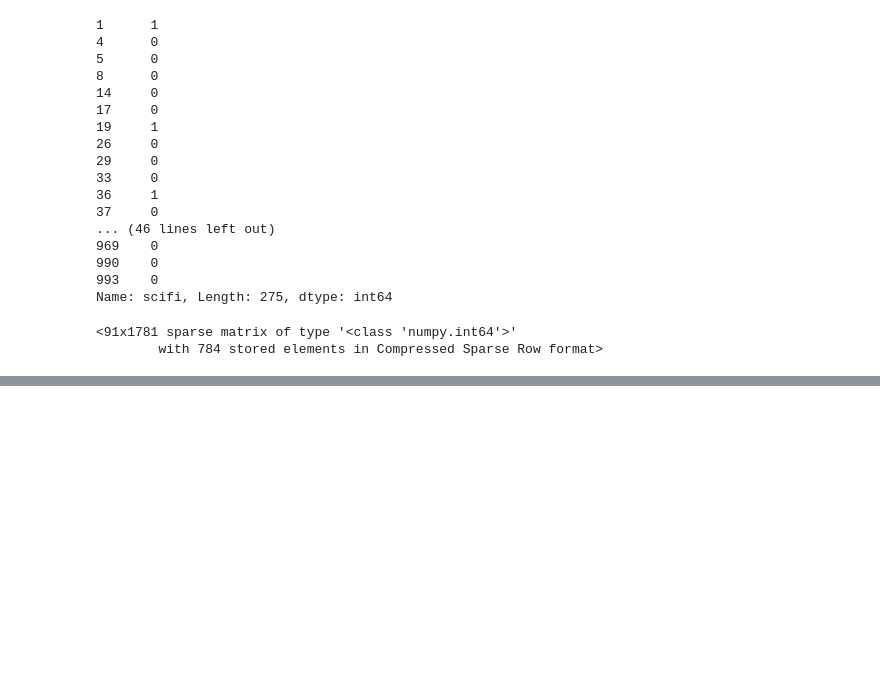
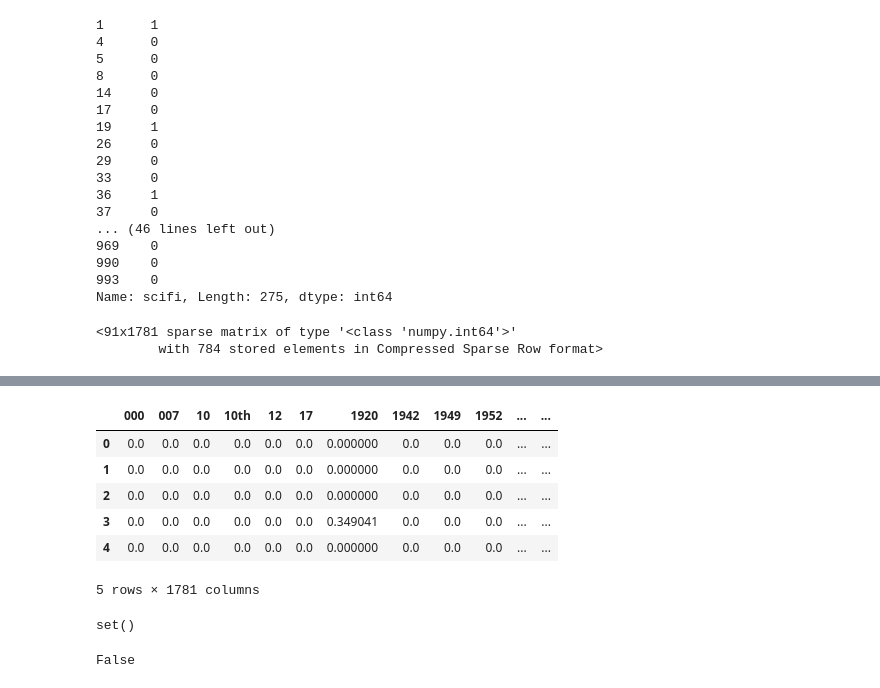
Before and after one commit to paulo-g-martinez/NLP-DataCamp, a Jupyter notebook: natural-language-processing-fundamentals-in-python.ipynb, the cells around one changed output, grey strips where cells are left out. Drawn from its saved outputs; the diff is of its cells as text; code cells hidden in the pictures; blank space fills up the shorter version.

```diff
--- a/natural-language-processing-fundamentals-in-python.ipynb
+++ b/natural-language-processing-fundamentals-in-python.ipynb
@@ -1366,0 +1432,21 @@ count_vectorizer
+# %%
+tfidf_df.head()
+# %% [output]
+|  | 000 | 007 | 10 | 10th | 12 | 17 | 1920 | 1942 | 1949 | 1952 | ... | ... |
+| 0 | 0.0 | 0.0 | 0.0 | 0.0 | 0.0 | 0.0 | 0.000000 | 0.0 | 0.0 | 0.0 | ... | ... |
+| 1 | 0.0 | 0.0 | 0.0 | 0.0 | 0.0 | 0.0 | 0.000000 | 0.0 | 0.0 | 0.0 | ... | ... |
+| 2 | 0.0 | 0.0 | 0.0 | 0.0 | 0.0 | 0.0 | 0.000000 | 0.0 | 0.0 | 0.0 | ... | ... |
+| 3 | 0.0 | 0.0 | 0.0 | 0.0 | 0.0 | 0.0 | 0.349041 | 0.0 | 0.0 | 0.0 | ... | ... |
+| 4 | 0.0 | 0.0 | 0.0 | 0.0 | 0.0 | 0.0 | 0.000000 | 0.0 | 0.0 | 0.0 | ... | ... |
+5 rows × 1781 columns
+# %%
+#Calculate the difference in columns:
+difference = set(count_df.columns) - set(tfidf_df.columns)
+print(difference)
+# %% [output]
+set()
+# %%
+# check if df are equal
+print(count_df.equals(tfidf_df))
+# %% [output]
+False
```
Also changed, not shown: parts of 27 cells of this notebook.
